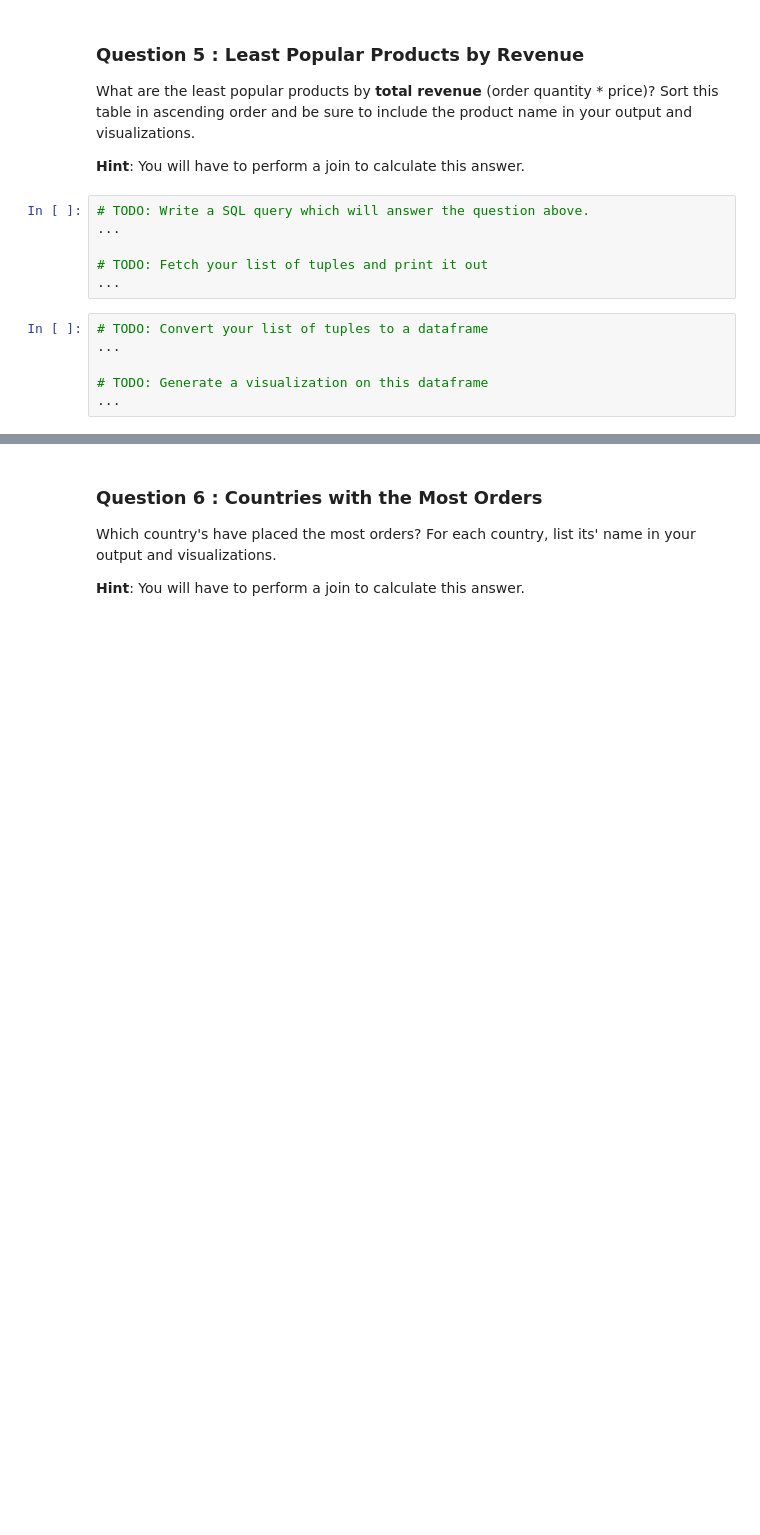
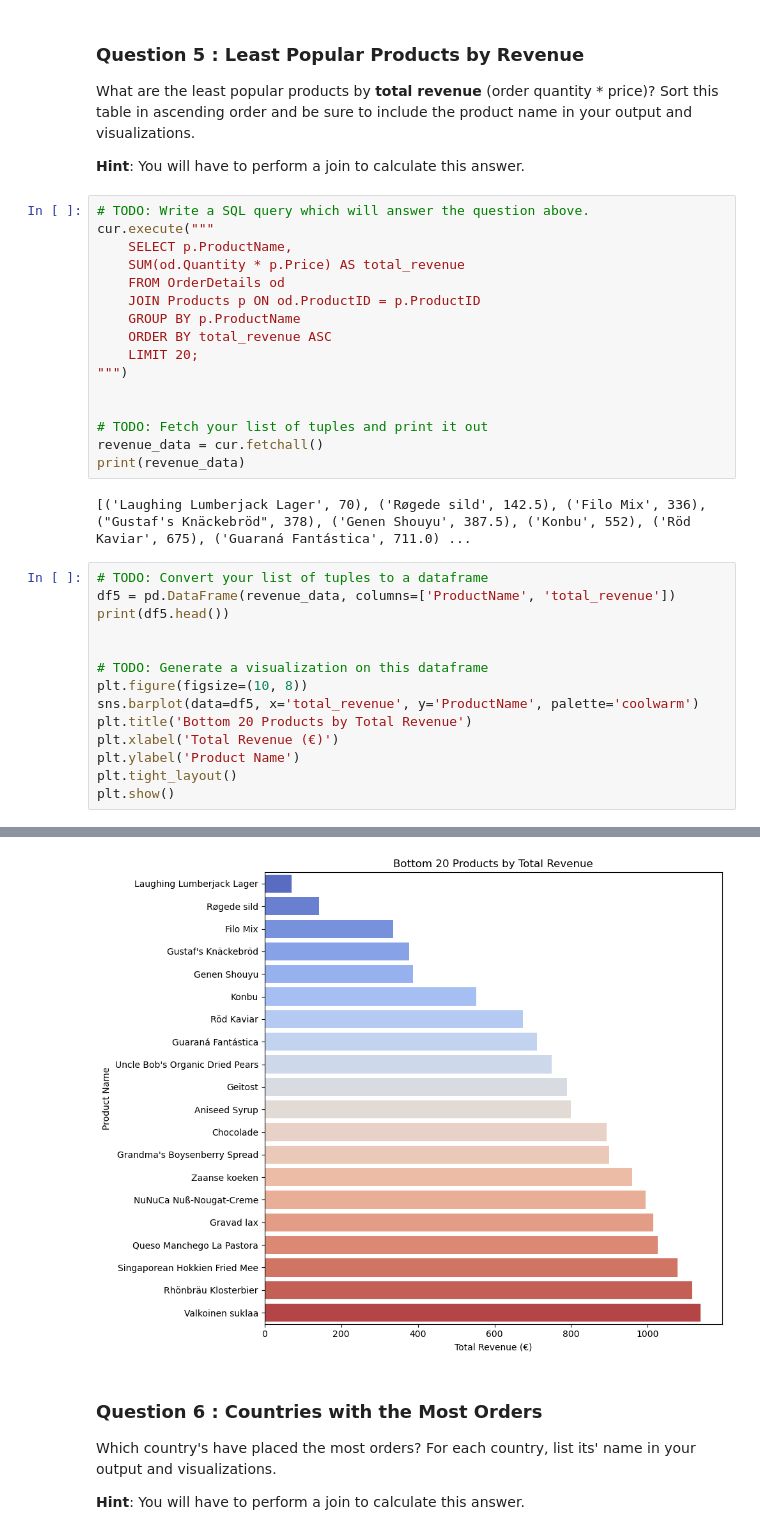
Before and after one commit to Dbell14/Adhoc-SQL-report, a Jupyter notebook: adhoc-sql/adhoc_report.ipynb, the cells around one changed output, grey strips where cells are left out. Cells and saved outputs as stored; diff of their text form; blank space fills up the shorter version.

```diff
--- a/adhoc-sql/adhoc_report.ipynb
+++ b/adhoc-sql/adhoc_report.ipynb
@@ -166,13 +190,34 @@ What are the least popular products by **total revenue** (order quantity * price
 **Hint**: You will have to perform a join to calculate this answer.
 # %%
 # TODO: Write a SQL query which will answer the question above.
-...
+cur.execute("""
+    SELECT p.ProductName,
+    SUM(od.Quantity * p.Price) AS total_revenue
+    FROM OrderDetails od
+    JOIN Products p ON od.ProductID = p.ProductID
+    GROUP BY p.ProductName
+    ORDER BY total_revenue ASC
+    LIMIT 20;
+""")
+
 
 # TODO: Fetch your list of tuples and print it out
-...
+revenue_data = cur.fetchall()
+print(revenue_data)
+# %% [output]
+[('Laughing Lumberjack Lager', 70), ('Røgede sild', 142.5), ('Filo Mix', 336), ("Gustaf's Knäckebröd", 378), ('Genen Shouyu', 387.5), ('Konbu', 552), ('Röd Kaviar', 675), ('Guaraná Fantástica', 711.0) ...
 # %%
 # TODO: Convert your list of tuples to a dataframe
-...
+df5 = pd.DataFrame(revenue_data, columns=['ProductName', 'total_revenue'])
+print(df5.head())
+
 
 # TODO: Generate a visualization on this dataframe
-...
+plt.figure(figsize=(10, 8))
+sns.barplot(data=df5, x='total_revenue', y='ProductName', palette='coolwarm')
+plt.title('Bottom 20 Products by Total Revenue')
+plt.xlabel('Total Revenue (€)')
+plt.ylabel('Product Name')
+plt.tight_layout()
+plt.show()
+# %% [output]
@@ -179,3 +233,4 @@ What are the least popular products by **total revenue** (order quantity * price
+[figure, added]
 # %% [markdown]
 ### Question 6 : Countries with the Most Orders
 
```
Also changed, not shown: parts of 20 cells of this notebook.
